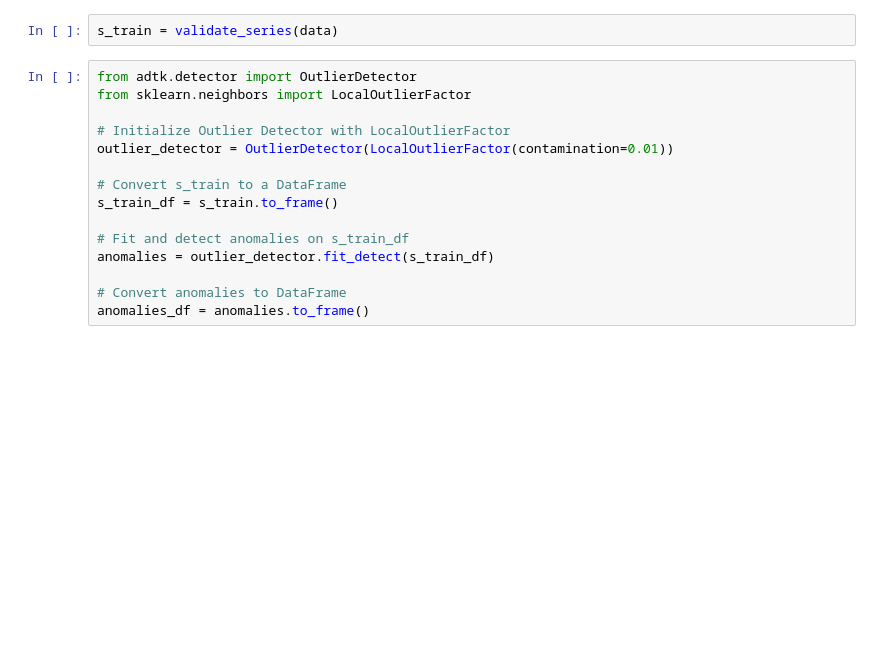
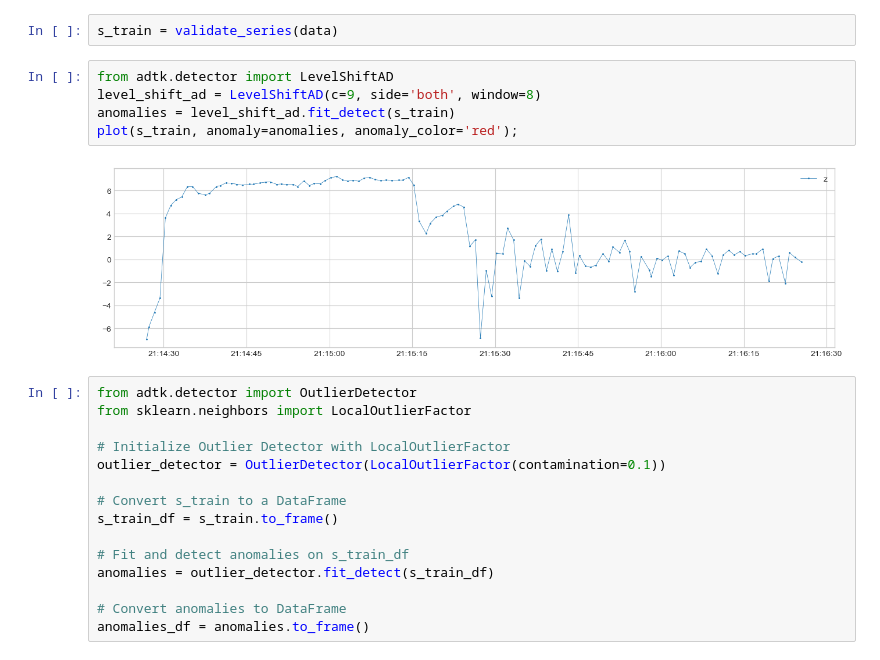
Before and after one commit to JPSSA/move.id, a Jupyter notebook: AA/Anomaly_Detection_Toolkit.ipynb, the cells around one changed output. Drawn from its saved outputs; the diff is of its cells as text; blank space fills up the shorter version.

Commit message:
ADTK work

```diff
--- a/AA/Anomaly_Detection_Toolkit.ipynb
+++ b/AA/Anomaly_Detection_Toolkit.ipynb
@@ -126,11 +34,18 @@ Name: x, Length: 120, dtype: float64
 # %%
 s_train = validate_series(data)
+# %%
+from adtk.detector import LevelShiftAD
+level_shift_ad = LevelShiftAD(c=9, side='both', window=8)
+anomalies = level_shift_ad.fit_detect(s_train)
+plot(s_train, anomaly=anomalies, anomaly_color='red');
+# %% [output]
+[figure, added]
 # %%
 from adtk.detector import OutlierDetector
 from sklearn.neighbors import LocalOutlierFactor
 
 # Initialize Outlier Detector with LocalOutlierFactor
-outlier_detector = OutlierDetector(LocalOutlierFactor(contamination=0.01))
+outlier_detector = OutlierDetector(LocalOutlierFactor(contamination=0.1))
 
 # Convert s_train to a DataFrame
 s_train_df = s_train.to_frame()
```
Also changed, not shown: parts of 7 cells of this notebook.
